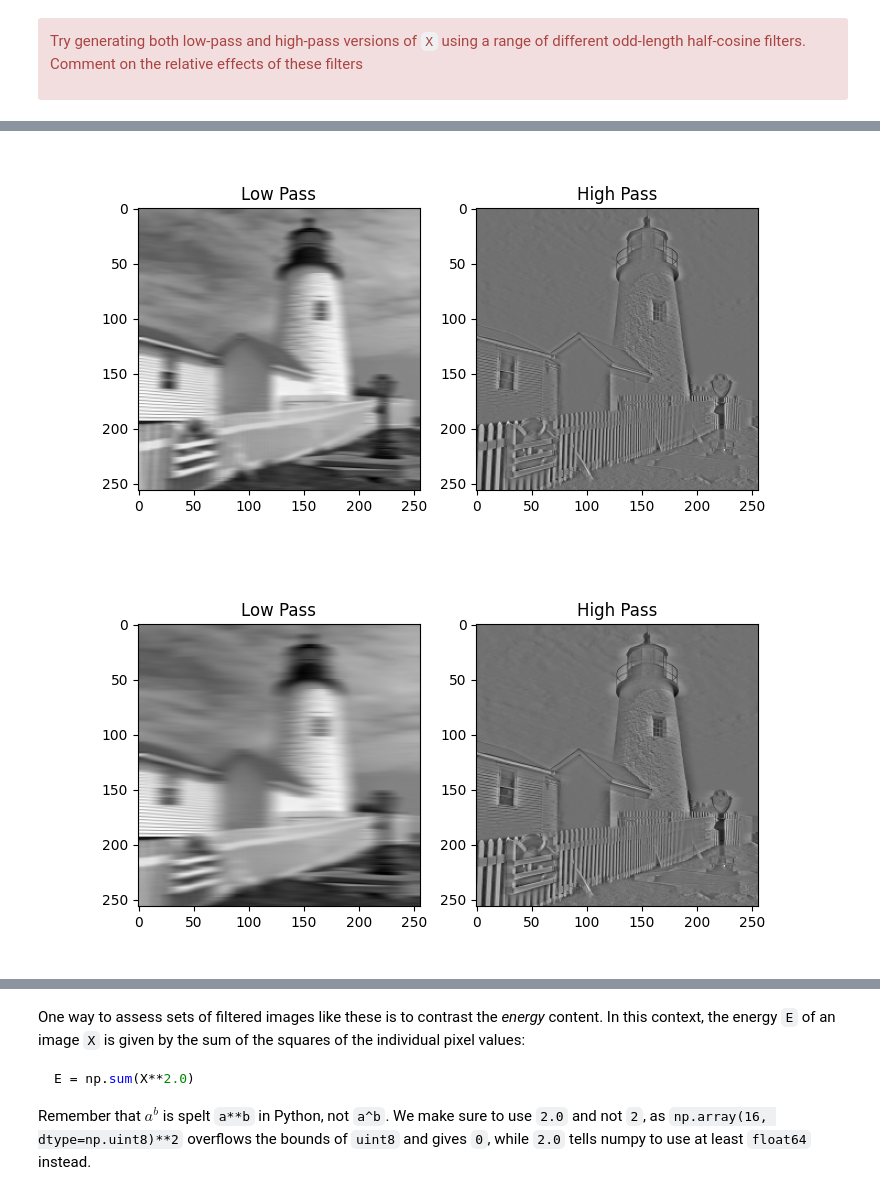
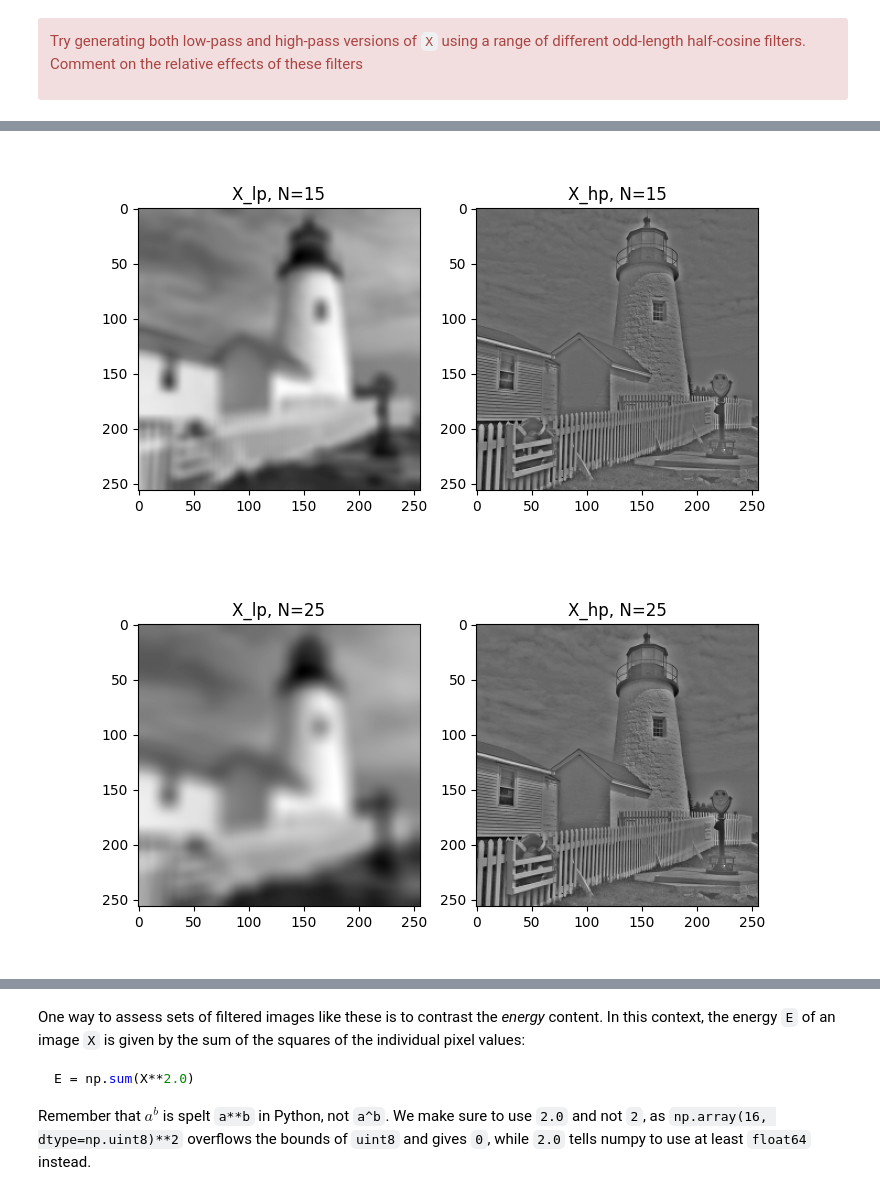
Before and after one commit to sigproc/cued_sf2_lab, a Jupyter notebook: 5-simple-image-filtering.ipynb, the cells around one changed output, grey strips where cells are left out. Cells and saved outputs as stored; diff of their text form; code cells hidden in the pictures.

```diff
--- a/5-simple-image-filtering.ipynb
+++ b/5-simple-image-filtering.ipynb
@@ -223,7 +223,7 @@ Xf_array = []
 lengths = [5, 15, 25, 35]
 
 for length in lengths:
-    Xf_array.append(convse(X, halfcos(length)))
+    Xf_array.append(convse(convse(X, halfcos(length)).T, halfcos(length)).T)
 
 Y_array = []
 
@@ -233,8 +233,8 @@ for i in Xf_array:
 for idx, y in enumerate(Y_array):
     fig, axs = plt.subplots(1, 2, figsize=(8, 4))
     axs[0].imshow(Xf_array[idx], cmap="gray")
-    axs[0].set(title='Low Pass')
+    axs[0].set_title(f"X_lp, N={lengths[idx]}")
     axs[1].imshow(y, cmap="gray")
-    axs[1].set(title='High Pass')
+    axs[1].set_title(f"X_hp, N={lengths[idx]}")
     plt.show()
 # %% [output]
@@ -242,2 +242,2 @@ for idx, y in enumerate(Y_array):
-[figure, old version]
+[figure, new version]
-[figure, old version]
+[figure, new version]
```
Also changed, not shown: parts of 4 cells of this notebook, 1 other file.
